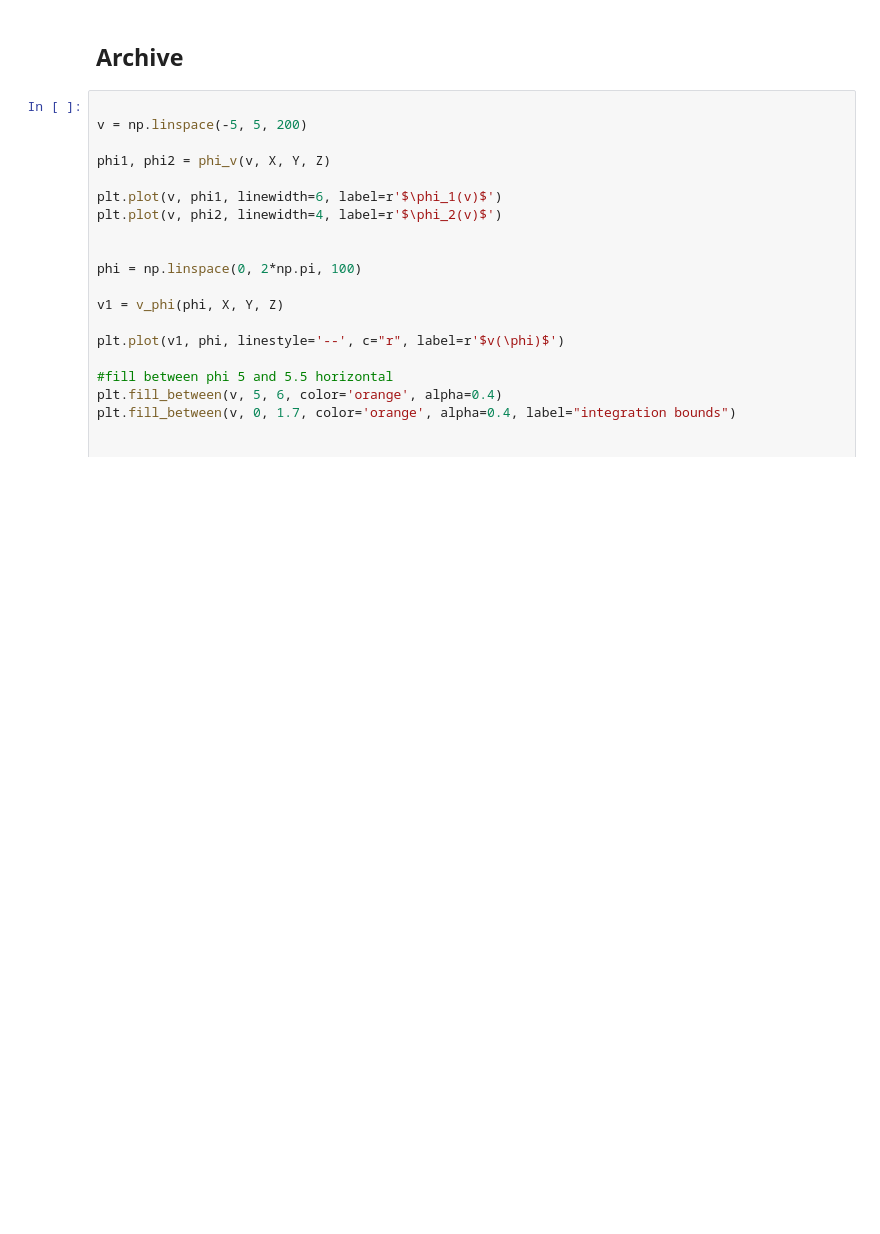
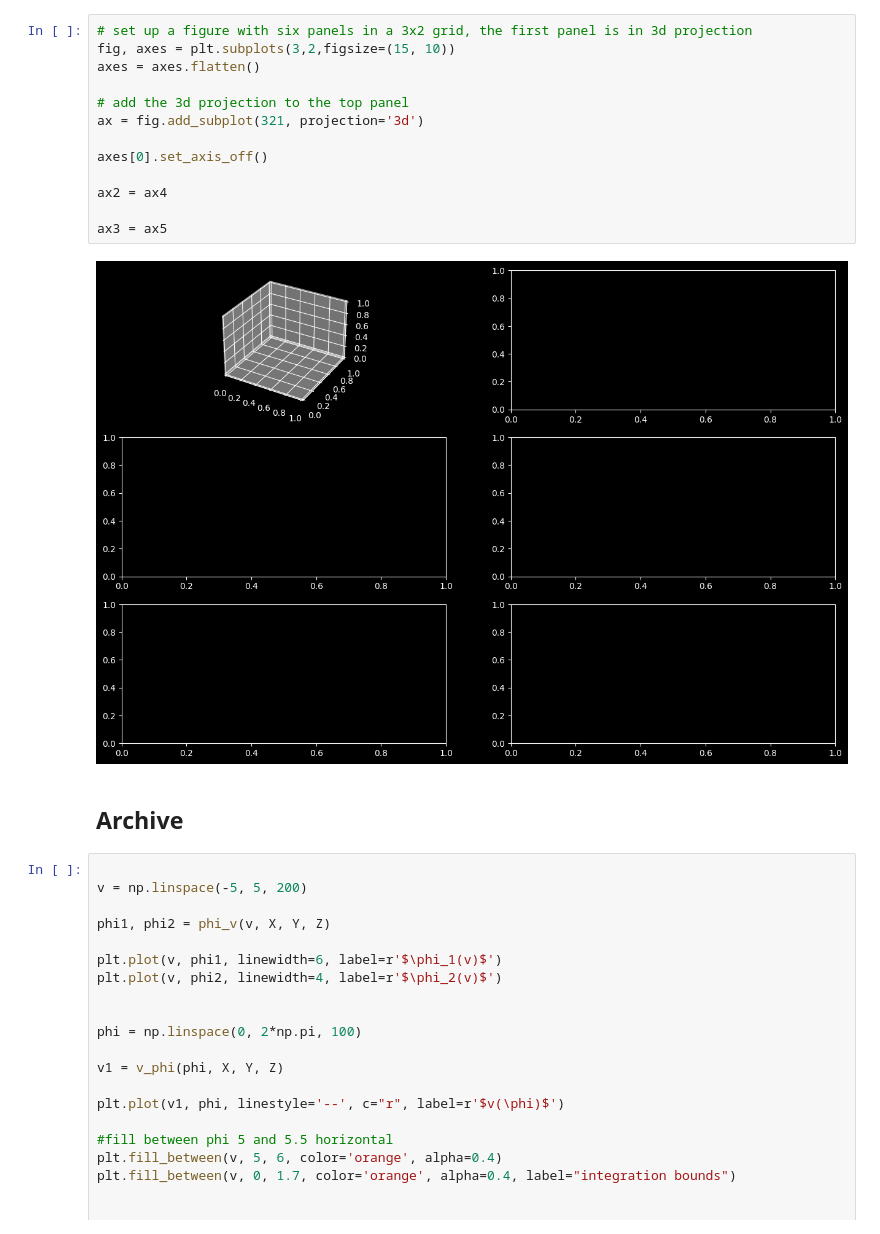
Before and after one commit to ekaterinailin/2023_10_Oblique_Ring, a Jupyter notebook: simple_calcs.ipynb, the cells around one changed output. Drawn from its saved outputs; the diff is of its cells as text; blank space fills up the shorter version.

```diff
--- a/simple_calcs.ipynb
+++ b/simple_calcs.ipynb
@@ -502,3 +576,18 @@ phi < 0
+# %%
+# set up a figure with six panels in a 3x2 grid, the first panel is in 3d projection
+fig, axes = plt.subplots(3,2,figsize=(15, 10))
+axes = axes.flatten()
+
+# add the 3d projection to the top panel
+ax = fig.add_subplot(321, projection='3d')
+
+axes[0].set_axis_off()
+
+ax2 = ax4
+
+ax3 = ax5
+# %% [output]
+[figure, added]
 # %% [markdown]
 ## Archive
 # %%
```
Also changed, not shown: parts of 4 cells of this notebook, 1 other file.
